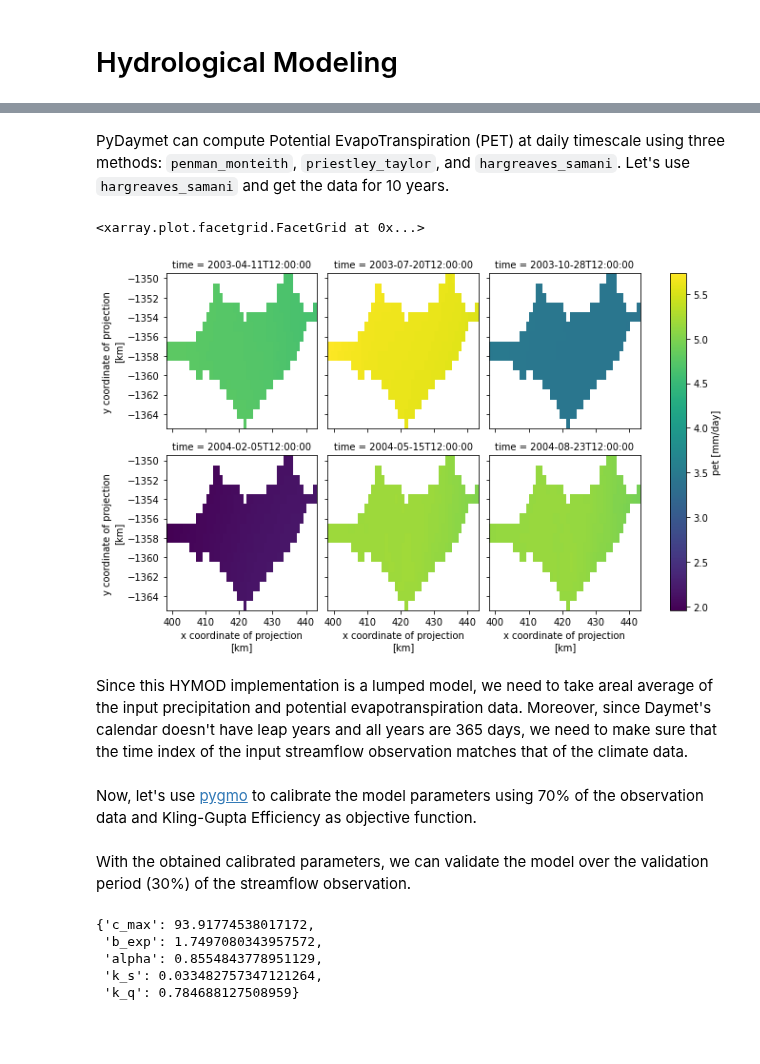
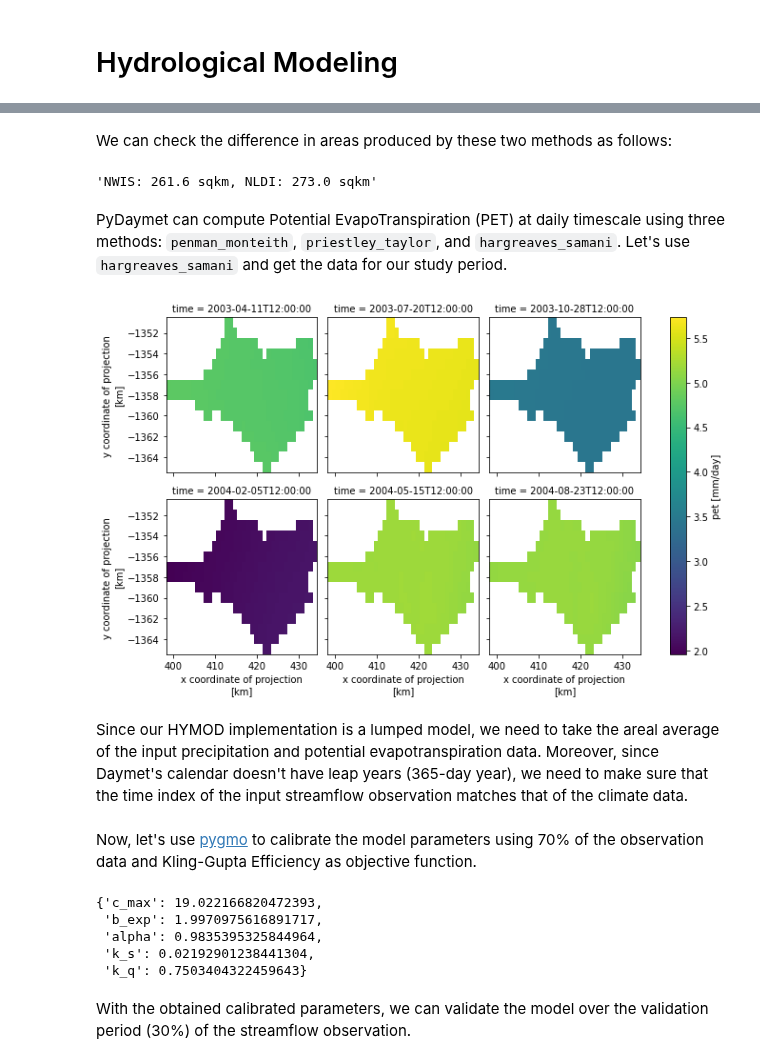
Before and after one commit to hyriver/HyRiver-examples, a Jupyter notebook: notebooks/hymod_calibration.ipynb, the cells around one changed output, grey strips where cells are left out. Saved outputs shown, nothing was run; the diff lists cells and outputs as text; code cells hidden in the pictures; blank space fills up the shorter version.

Commit message:
ENH: Add some new plots for the showing the basin and the location of the usgs station. Also, clarify a couple of points about working with HyRiver packages [skip ci]

```diff
--- a/notebooks/hymod_calibration.ipynb
+++ b/notebooks/hymod_calibration.ipynb
@@ -18,4 +21,8 @@ First, we use [PyNHD](https://github.com/cheginit/pynhd) to get the watershed ge
 # %%
 station = "08075000"
-dates = ("2003-01-01", "2011-12-31")
-basin = NLDI().get_basins(station)
+dates = ("2003-01-01", "2012-12-31")
+nwis = NWIS()
+
+basin = NLDI().get_basins(station, split_catchment=True)
+info = nwis.get_info({"site": station})
+info
@@ -41,14 +49,20 @@ qobs = nwis.get_streamflow(station, dates, mmd=True)
+# %% [markdown]
+We can check the difference in areas produced by these two methods as follows:
+# %%
+area_nwis = nwis._drainage_area_sqm(info, "dv")
+f"NWIS: {area_nwis.iloc[0] * 1e-6:.1f} sqkm, NLDI: {area_sqm * 1e-6:.1f} sqkm"
+# %% [output]
+'NWIS: 261.6 sqkm, NLDI: 273.0 sqkm'
 # %% [markdown]
-PyDaymet can compute Potential EvapoTranspiration (PET) at daily timescale using three methods: `penman_monteith`, `priestley_taylor`, and `hargreaves_samani`. Let's use `hargreaves_samani` and get the data for 10 years.
+PyDaymet can compute Potential EvapoTranspiration (PET) at daily timescale using three methods: `penman_monteith`, `priestley_taylor`, and `hargreaves_samani`. Let's use `hargreaves_samani` and get the data for our study period.
 # %%
 clm = daymet.get_bygeom(basin.geometry[0], dates, variables="prcp", pet="hargreaves_samani")
 # %%
-clm.pet.isel(time=range(100, 700, 100)).plot(x="x", y="y", row="time", col_wrap=3)
+_ = clm.pet.isel(time=range(100, 700, 100)).plot(x="x", y="y", row="time", col_wrap=3)
 # %% [output]
-<xarray.plot.facetgrid.FacetGrid at 0x...>
-[figure, old version]
+[figure, new version]
 # %% [markdown]
-Since this HYMOD implementation is a lumped model, we need to take areal average of the input precipitation and potential evapotranspiration data. Moreover, since Daymet's calendar doesn't have leap years and all years are 365 days, we need to make sure that the time index of the input streamflow observation matches that of the climate data.
+Since our HYMOD implementation is a lumped model, we need to take the areal average of the input precipitation and potential evapotranspiration data. Moreover, since Daymet's calendar doesn't have leap years (365-day year), we need to make sure that the time index of the input streamflow observation matches that of the climate data.
 # %%
 clm_df = clm.mean(dim=["x", "y"])[["prcp", "pet"]].to_dataframe()
 clm_df.index = pd.to_datetime(clm_df.index.date)
@@ -63,9 +77,9 @@ param_bounds = OrderedDict(
     [
         ("c_max", (1, 100)),  # Maximum storage capacity
         ("b_exp", (0.0, 2)),  # Degree of spatial variability of the soil moisture capacity
-        ("alpha", (0.2, 0.99)),  # Factor distributing the flow between slow and quick release reservoirs
+        ("alpha", (0.2, 0.99)),  # Factor for dividing flow to slow and quick releases
         ("k_s", (0.01, 0.5)),  # Residence time of the slow release reservoir
-        ("k_q", (0.5, 1.2)), # Residence time of the quick release reservoir
+        ("k_q", (0.5, 1.2)),  # Residence time of the quick release reservoir
     ]
 )
 warm_up = 1  # year
@@ -75,7 +89,7 @@ bounds = list(zip(*param_bounds.values()))
 udp = HYMOD(clm_df.iloc[:cal_idx], qobs.iloc[:cal_idx], bounds, 1)
 prob = pg.problem(udp)
 n_procs = psutil.cpu_count(logical=False)
-pop_size = 100
+pop_size = 500
 algo = pg.algorithm(pg.sade(gen=int(pop_size / n_procs)))
 archi = pg.archipelago(
     n=n_procs,
@@ -87,16 +101,15 @@ archi.evolve()
 archi.wait_check()
 _, vectors, fits = zip(*archi.get_migrants_db())
 params = vectors[np.argmin(fits)].squeeze()
+dict(zip(param_bounds, params))
+# %% [output]
+{'c_max': 19.022166820472393,
+ 'b_exp': 1.9970975616891717,
+ 'alpha': 0.9835395325844964,
+ 'k_s': 0.02192901238441304,
+ 'k_q': 0.7503404322459643}
 # %% [markdown]
 With the obtained calibrated parameters, we can validate the model over the validation period (30%) of the streamflow observation.
-# %%
-dict(zip(param_bounds, params))
-# %% [output]
-{'c_max': 93.91774538017172,
- 'b_exp': 1.7497080343957572,
- 'alpha': 0.8554843778951129,
- 'k_s': 0.033482757347121264,
- 'k_q': 0.784688127508959}
 # %%
 sim = udp.simulate(*clm_df.iloc[cal_idx:].to_numpy("f8").T, *tuple(params))
 obs = qobs.iloc[cal_idx:][f"USGS-{station}"].to_numpy()
```
Also changed, not shown: parts of 10 cells of this notebook.
